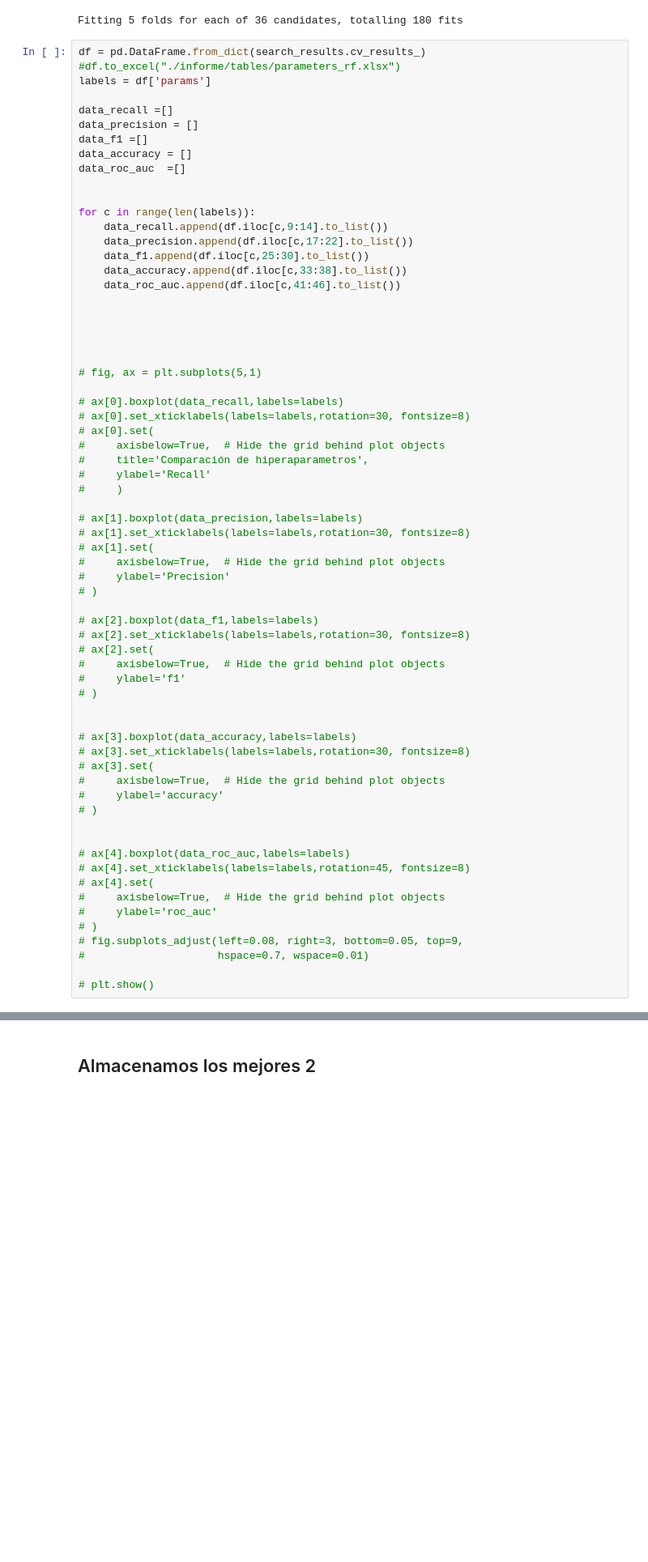
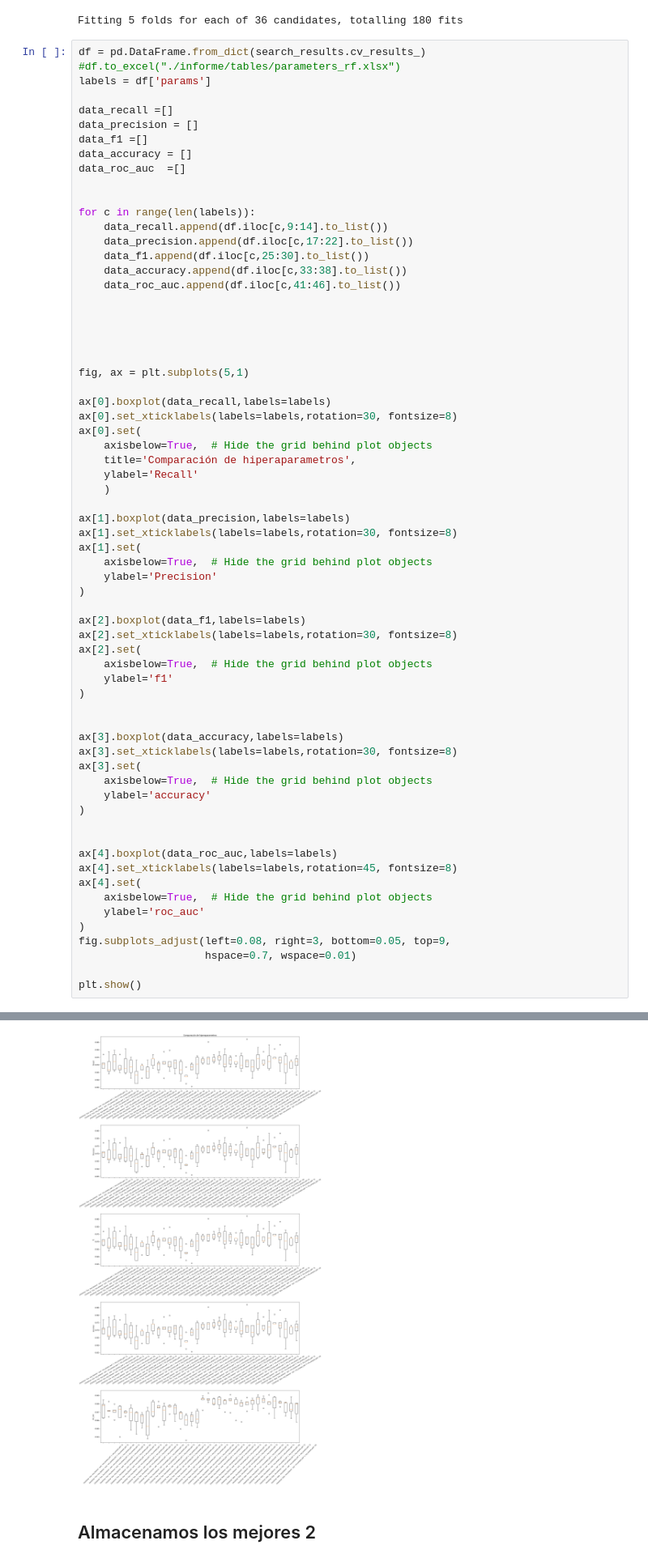
Before and after one commit to vidaldani/MangoGrading, a Jupyter notebook: RandomForest.ipynb, the cells around one changed output, grey strips where cells are left out. Shown at 81% size. Cells and saved outputs as stored; diff of their text form; blank space fills up the shorter version.

```diff
--- a/RandomForest.ipynb
+++ b/RandomForest.ipynb
@@ -88,47 +88,47 @@ for c in range(len(labels)):
 
 
 
-# fig, ax = plt.subplots(5,1)
+fig, ax = plt.subplots(5,1)
 
-# ax[0].boxplot(data_recall,labels=labels)
-# ax[0].set_xticklabels(labels=labels,rotation=30, fontsize=8)
-# ax[0].set(
-#     axisbelow=True,  # Hide the grid behind plot objects
-#     title='Comparación de hiperaparametros',
-#     ylabel='Recall'
-#     )
+ax[0].boxplot(data_recall,labels=labels)
+ax[0].set_xticklabels(labels=labels,rotation=30, fontsize=8)
+ax[0].set(
+    axisbelow=True,  # Hide the grid behind plot objects
+    title='Comparación de hiperaparametros',
+    ylabel='Recall'
+    )
 
-# ax[1].boxplot(data_precision,labels=labels)
-# ax[1].set_xticklabels(labels=labels,rotation=30, fontsize=8)
-# ax[1].set(
-#     axisbelow=True,  # Hide the grid behind plot objects
-#     ylabel='Precision'
-# )
+ax[1].boxplot(data_precision,labels=labels)
+ax[1].set_xticklabels(labels=labels,rotation=30, fontsize=8)
+ax[1].set(
+    axisbelow=True,  # Hide the grid behind plot objects
+    ylabel='Precision'
+)
 
-# ax[2].boxplot(data_f1,labels=labels)
-# ax[2].set_xticklabels(labels=labels,rotation=30, fontsize=8)
-# ax[2].set(
-#     axisbelow=True,  # Hide the grid behind plot objects
-#     ylabel='f1'
-# )
+ax[2].boxplot(data_f1,labels=labels)
+ax[2].set_xticklabels(labels=labels,rotation=30, fontsize=8)
+ax[2].set(
+    axisbelow=True,  # Hide the grid behind plot objects
+    ylabel='f1'
+)
 
 
-# ax[3].boxplot(data_accuracy,labels=labels)
-# ax[3].set_xticklabels(labels=labels,rotation=30, fontsize=8)
-# ax[3].set(
-#     axisbelow=True,  # Hide the grid behind plot objects
-#     ylabel='accuracy'
-# )
+ax[3].boxplot(data_accuracy,labels=labels)
+ax[3].set_xticklabels(labels=labels,rotation=30, fontsize=8)
+ax[3].set(
+    axisbelow=True,  # Hide the grid behind plot objects
+    ylabel='accuracy'
+)
 
 
-# ax[4].boxplot(data_roc_auc,labels=labels)
-# ax[4].set_xticklabels(labels=labels,rotation=45, fontsize=8)
-# ax[4].set(
-#     axisbelow=True,  # Hide the grid behind plot objects
-#     ylabel='roc_auc'
-# )
-# fig.subplots_adjust(left=0.08, right=3, bottom=0.05, top=9,
-#                     hspace=0.7, wspace=0.01)
+ax[4].boxplot(data_roc_auc,labels=labels)
+ax[4].set_xticklabels(labels=labels,rotation=45, fontsize=8)
+ax[4].set(
+    axisbelow=True,  # Hide the grid behind plot objects
+    ylabel='roc_auc'
+)
+fig.subplots_adjust(left=0.08, right=3, bottom=0.05, top=9,
+                    hspace=0.7, wspace=0.01)
 
-# plt.show()
+plt.show()
 # %% [output]
@@ -136,3 +135,4 @@ for c in range(len(labels)):
+[figure, added]
 # %% [markdown]
 ## Almacenamos los mejores 2
 # %%
```
Also changed, not shown: parts of 2 cells of this notebook, 4 other files.
